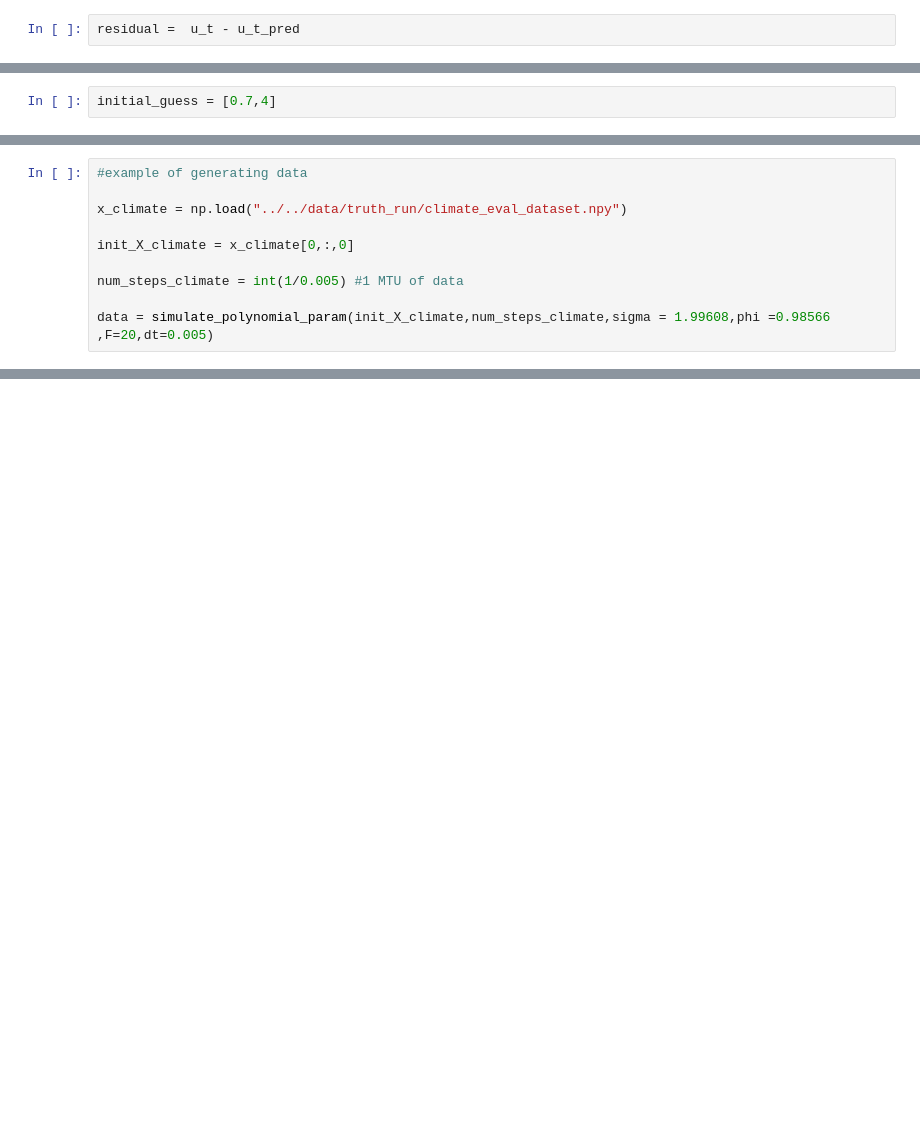
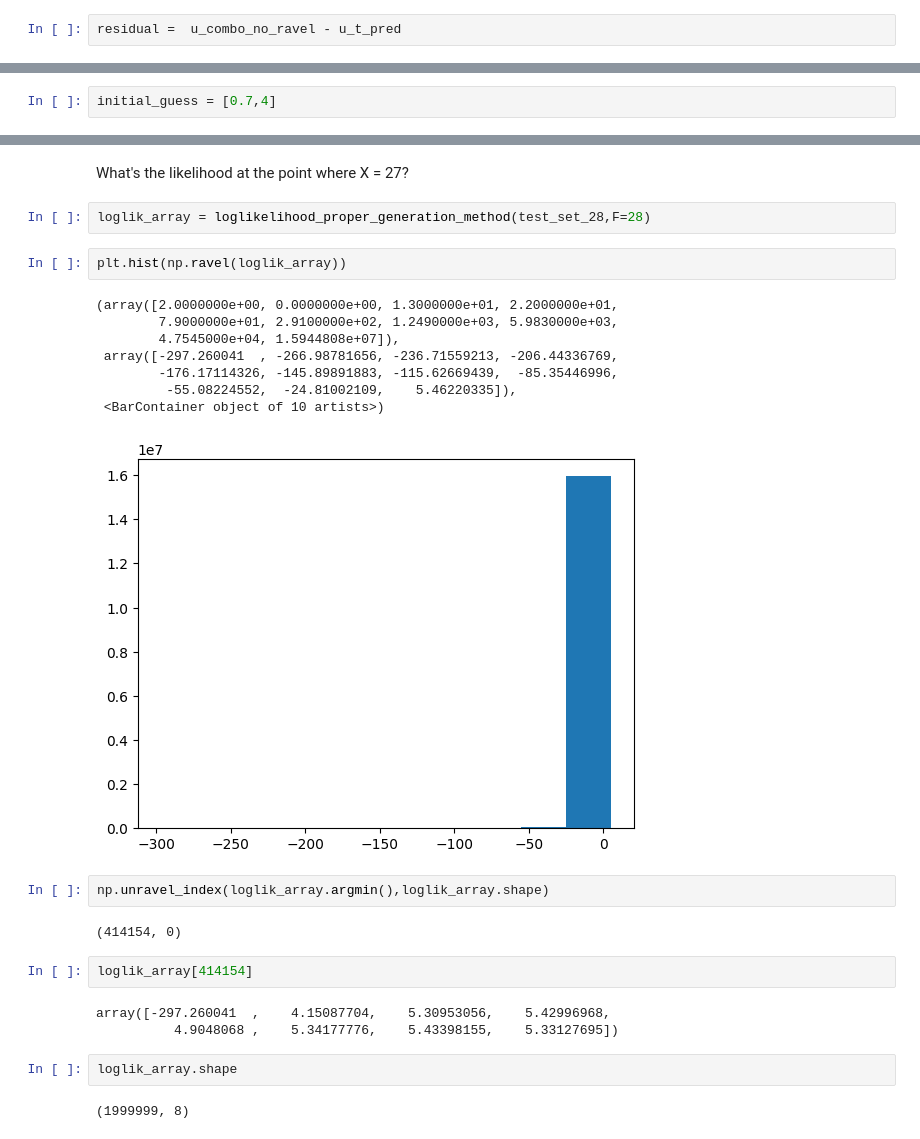
Before and after one commit to raghul-parthipan/l96_rnn, a Jupyter notebook: saved_models/polynomial/Christensen_polynomial_parameterisation.ipynb, the cells around one changed output, grey strips where cells are left out. Drawn from its saved outputs; the diff is of its cells as text; blank space fills up the shorter version.

```diff
--- a/saved_models/polynomial/Christensen_polynomial_parameterisation.ipynb
+++ b/saved_models/polynomial/Christensen_polynomial_parameterisation.ipynb
@@ -59,5 +92,5 @@ plt.show()
 # %%
 u_t_pred = reg.predict(x_t_poly).reshape(-1,k)
 # %%
-residual =  u_t - u_t_pred
+residual =  u_combo_no_ravel - u_t_pred
 # %%
@@ -241,10 +134,0 @@ The cell below is an example of how data is generated. The actual code used to g
-# %%
-#example of generating data
-
-x_climate = np.load("../../data/truth_run/climate_eval_dataset.npy")
-
-init_X_climate = x_climate[0,:,0]
-
-num_steps_climate = int(1/0.005) #1 MTU of data
-
-data = simulate_polynomial_param(init_X_climate,num_steps_climate,sigma = 1.99608,phi =0.98566 ,F=20,dt=0.005)
@@ -378,0 +233,28 @@ np.save("../../data/simulation_runs/polynomial_param/weather_experiments/weather
+# %% [markdown]
+What's the likelihood at the point where X = 27?
+# %%
+loglik_array = loglikelihood_proper_generation_method(test_set_28,F=28)
+# %%
+plt.hist(np.ravel(loglik_array))
+# %% [output]
+(array([2.0000000e+00, 0.0000000e+00, 1.3000000e+01, 2.2000000e+01,
+        7.9000000e+01, 2.9100000e+02, 1.2490000e+03, 5.9830000e+03,
+        4.7545000e+04, 1.5944808e+07]),
+ array([-297.260041  , -266.98781656, -236.71559213, -206.44336769,
+        -176.17114326, -145.89891883, -115.62669439,  -85.35446996,
+         -55.08224552,  -24.81002109,    5.46220335]),
+ <BarContainer object of 10 artists>)
+[figure, added]
+# %%
+np.unravel_index(loglik_array.argmin(),loglik_array.shape)
+# %% [output]
+(414154, 0)
+# %%
+loglik_array[414154]
+# %% [output]
+array([-297.260041  ,    4.15087704,    5.30953056,    5.42996968,
+          4.9048068 ,    5.34177776,    5.43398155,    5.33127695])
+# %%
+loglik_array.shape
+# %% [output]
+(1999999, 8)
```
Also changed, not shown: parts of 92 cells of this notebook, 2 other files.
